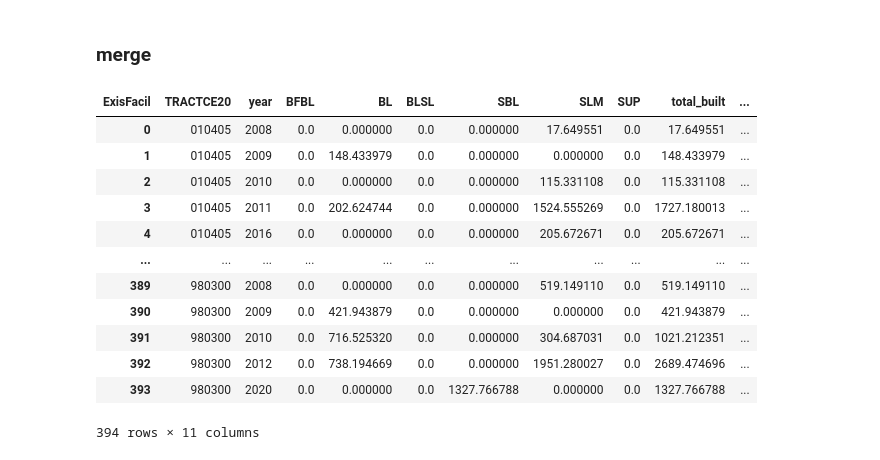
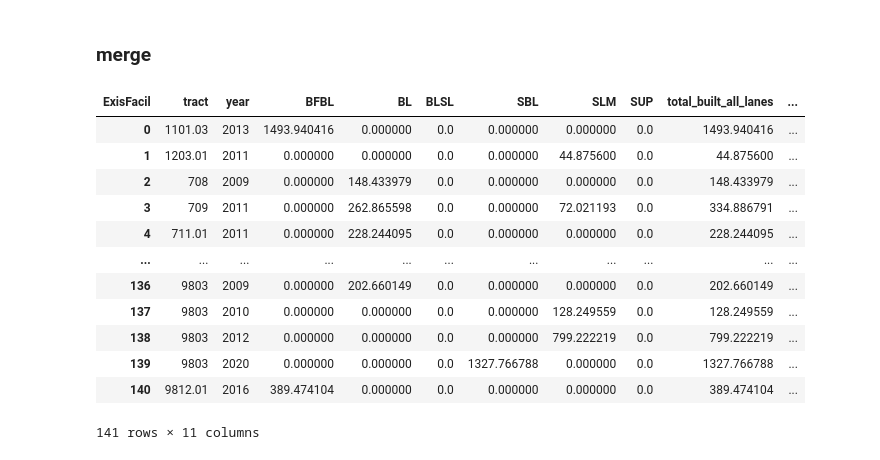
Before and after one commit to BU-Spark/ds-livable-streets-infra, a Jupyter notebook: fa23-team/analysis/bike_lanes.ipynb, the cells around one changed output. Saved outputs shown, nothing was run; the diff lists cells and outputs as text; code cells hidden in the pictures.

```diff
--- a/fa23-team/analysis/bike_lanes.ipynb
+++ b/fa23-team/analysis/bike_lanes.ipynb
@@ -280,3 +284,5 @@ Index(['FID', 'OBJECTID', 'STATEFP10', 'COUNTYFP10', 'TRACTCE10', 'GEOID10',
+# %%
+tracts2010_gdf = gpd.GeoDataFrame(tracts_2010, geometry='geometry')
 # %%
 import geopandas as gpd
 from shapely.geometry import Polygon
@@ -294,7 +300,7 @@ feet_per_degree = 364000  # approximate value for latitude
 buffer_distance_degrees = buffer_distance_feet / feet_per_degree
 
 # Create a new column in the GeoDataFrame to store the buffered shapes
-tracts2010_gdf['buffered_geometry'] = tracts2010_gdf['geometry10'].apply(lambda x: create_buffer_shape(x, buffer_distance_degrees))
+tracts2010_gdf['buffered_geometry'] = tracts2010_gdf['geometry'].apply(lambda x: create_buffer_shape(x, buffer_distance_degrees))
 
 fig, ax = plt.subplots(figsize=(10, 6))
 
@@ -586,19 +599,20 @@ roxbury_bike.head(1)
 |  | FID | STREET_NAM | ROADINVENT | FUNCTIONAL | JURISDICTI | Divided | InstallDat | ExisFacil | Shape_Leng | ... |
 | 90 | 91 | Jewish War Veterans Drive | 5190500 | 5 | 2 | 0 | 2009 | BL | 577.676677 | ... |
 # %%
-roxbury_tracts = grouped_tracts[grouped_tracts['formatted_polygon'].apply(lambda polygon: polygon.intersects(roxbury_poly))]
+roxbury_tracts = tracts2010_gdf[tracts2010_gdf['geometry'].apply(lambda polygon: polygon.intersects(roxbury_poly))] # get tracts that intersect with roxbury polygon
+# # Create a new figure and axis
+fig, ax = plt.subplots(figsize = (16,8))
+rox_buffer = gpd.GeoDataFrame(roxbury_tracts, geometry='buffered_geometry')
+rox_buffer['buffered_geometry'].plot(ax=ax, color='none', edgecolor='black', linestyle='dashed', linewidth=1.5, alpha=0.3, label = 'Tract "Bike Lane Relevance" Area ')
 
-# Create a new figure and axis
-fig, ax = plt.subplots(figsize = (16,8))
-rox_circle = gpd.GeoDataFrame(roxbury_tracts, geometry='circle')
-rox_circle['circle'].plot(ax=ax, color='none', edgecolor='black', linestyle='dashed', linewidth=1.5, alpha=0.3, label = 'Tract "Bike Lane Relevance" Area ')
-
-rox_poly = gpd.GeoDataFrame(roxbury_tracts, geometry='formatted_polygon')
-rox_poly['formatted_polygon'].plot(ax=ax, color='none', edgecolor='r',  linewidth=1.5, alpha=0.6, label = "Tract Borders")
-
+rox_poly = gpd.GeoDataFrame(roxbury_tracts, geometry='geometry')
+rox_poly['geometry'].plot(ax=ax, color='none', edgecolor='r',  linewidth=1.5, alpha=0.6, label = "Tract Borders")
+# Add labels to the centers of the polygons
+for x, y, label in zip(rox_poly.geometry.centroid.x, rox_poly.geometry.centroid.y, rox_poly['NAME10']):
+    ax.text(x, y, label, fontsize=8, ha='center')
 rox_bike_lanes = gpd.GeoDataFrame(roxbury_bike, geometry='geometry')
 rox_bike_lanes['geometry'].plot(ax=ax, color='g', linestyle='dashed', linewidth=1.2, label = "Bike Paths")
 
 ax.legend()
-plt.title('Tracts + surrounding areas: Roxbury')
+plt.title('2010 Tracts + Buffers: Roxbury')
 # %% [output]
@@ -609,9 +624,14 @@ Text(0.5, 1.0, 'Tracts + surrounding areas: Roxbury')
 # %%
-# create a long-format df of all bike lanes in Roxbury, by tract
-joined_rox = gpd.sjoin(rox_circle, rox_bike_lanes, how='left', op='intersects')
-grouped_rox = joined_rox.groupby(['TRACTCE20', 'year','ExisFacil']).agg({
+# create a long-format df of all bike lanes in Dorchester, by tract
+joined_rox = gpd.sjoin(roxbury_tracts, rox_bike_lanes, how='left', op='intersects')
+
+grouped_rox = joined_rox.groupby(['NAME10', 'year','ExisFacil']).agg({
     'Shape_Leng': 'sum',
 }).reset_index()
-rox_pivot = pd.pivot_table(grouped_rox, index=['TRACTCE20', 'year'], columns='ExisFacil', values='Shape_Leng', aggfunc='sum', fill_value=0).reset_index()
-rox_pivot['total_built'] = rox_pivot[['BFBL','BL','BLSL','SBL','SLM','SUP']].sum(axis=1)
-rox_pivot.rename(columns={'ExisFacil':'index'}, inplace=True)
+
+rox_pivot = pd.pivot_table(grouped_rox, index=['NAME10', 'year'], columns='ExisFacil', values='Shape_Leng', aggfunc='sum', fill_value=0).reset_index()
+rox_pivot['total_built'] = rox_pivot[['BFBL', 'BL', 'BLSL', 'SBL', 'SLM', 'SUP']].sum(axis=1)
+rox_pivot.rename(columns={'ExisFacil':'index','NAME10':'tract'},inplace=True)
+rox_pivot.sort_values(by=['tract', 'year'], inplace=True) #sorting by year to sum cummulatively
+# add a column to show total built in past 5 years
+rox_pivot['cumulative_length'] = rox_pivot.groupby('tract')['total_built'].cumsum(axis=0)
@@ -725,19 +738,20 @@ plt.show()
 # %% [markdown]
 ### merge
 # %%
-all_tracts = pd.concat((rox_pivot_sorted, dorch_pivot_sorted),ignore_index=True)
+all_tracts = pd.concat((rox_pivot, dorch_pivot),ignore_index=True)
+all_tracts.rename(columns={'total_built':'total_built_all_lanes', 'cummulative_length': 'cummulative_length_all_lanes'}, inplace=True)
 all_tracts
 # %% [output]
-| ExisFacil | TRACTCE20 | year | BFBL | BL | BLSL | SBL | SLM | SUP | total_built | ... |
-| 0 | 010405 | 2008 | 0.0 | 0.000000 | 0.0 | 0.000000 | 17.649551 | 0.0 | 17.649551 | ... |
-| 1 | 010405 | 2009 | 0.0 | 148.433979 | 0.0 | 0.000000 | 0.000000 | 0.0 | 148.433979 | ... |
-| 2 | 010405 | 2010 | 0.0 | 0.000000 | 0.0 | 0.000000 | 115.331108 | 0.0 | 115.331108 | ... |
-| 3 | 010405 | 2011 | 0.0 | 202.624744 | 0.0 | 0.000000 | 1524.555269 | 0.0 | 1727.180013 | ... |
-| 4 | 010405 | 2016 | 0.0 | 0.000000 | 0.0 | 0.000000 | 205.672671 | 0.0 | 205.672671 | ... |
+| ExisFacil | tract | year | BFBL | BL | BLSL | SBL | SLM | SUP | total_built_all_lanes | ... |
+| 0 | 1101.03 | 2013 | 1493.940416 | 0.000000 | 0.0 | 0.000000 | 0.000000 | 0.0 | 1493.940416 | ... |
+| 1 | 1203.01 | 2011 | 0.000000 | 0.000000 | 0.0 | 0.000000 | 44.875600 | 0.0 | 44.875600 | ... |
+| 2 | 708 | 2009 | 0.000000 | 148.433979 | 0.0 | 0.000000 | 0.000000 | 0.0 | 148.433979 | ... |
+| 3 | 709 | 2011 | 0.000000 | 262.865598 | 0.0 | 0.000000 | 72.021193 | 0.0 | 334.886791 | ... |
+| 4 | 711.01 | 2011 | 0.000000 | 228.244095 | 0.0 | 0.000000 | 0.000000 | 0.0 | 228.244095 | ... |
 | ... | ... | ... | ... | ... | ... | ... | ... | ... | ... | ... |
-| 389 | 980300 | 2008 | 0.0 | 0.000000 | 0.0 | 0.000000 | 519.149110 | 0.0 | 519.149110 | ... |
-| 390 | 980300 | 2009 | 0.0 | 421.943879 | 0.0 | 0.000000 | 0.000000 | 0.0 | 421.943879 | ... |
-| 391 | 980300 | 2010 | 0.0 | 716.525320 | 0.0 | 0.000000 | 304.687031 | 0.0 | 1021.212351 | ... |
-| 392 | 980300 | 2012 | 0.0 | 738.194669 | 0.0 | 0.000000 | 1951.280027 | 0.0 | 2689.474696 | ... |
-| 393 | 980300 | 2020 | 0.0 | 0.000000 | 0.0 | 1327.766788 | 0.000000 | 0.0 | 1327.766788 | ... |
+| 136 | 9803 | 2009 | 0.000000 | 202.660149 | 0.0 | 0.000000 | 0.000000 | 0.0 | 202.660149 | ... |
+| 137 | 9803 | 2010 | 0.000000 | 0.000000 | 0.0 | 0.000000 | 128.249559 | 0.0 | 128.249559 | ... |
+| 138 | 9803 | 2012 | 0.000000 | 0.000000 | 0.0 | 0.000000 | 799.222219 | 0.0 | 799.222219 | ... |
+| 139 | 9803 | 2020 | 0.000000 | 0.000000 | 0.0 | 1327.766788 | 0.000000 | 0.0 | 1327.766788 | ... |
+| 140 | 9812.01 | 2016 | 389.474104 | 0.000000 | 0.0 | 0.000000 | 0.000000 | 0.0 | 389.474104 | ... |
-394 rows × 11 columns
+141 rows × 11 columns
```
Also changed, not shown: parts of 8 cells of this notebook.
